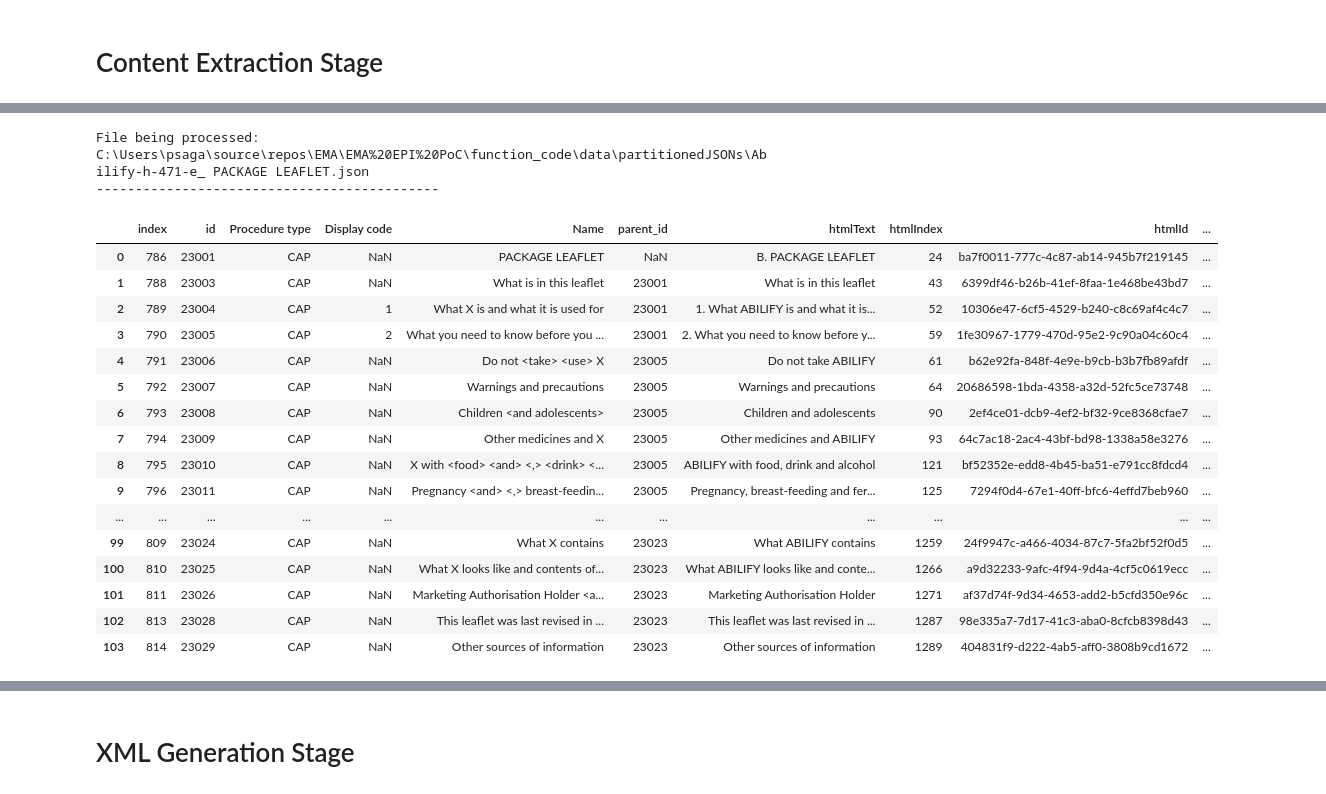
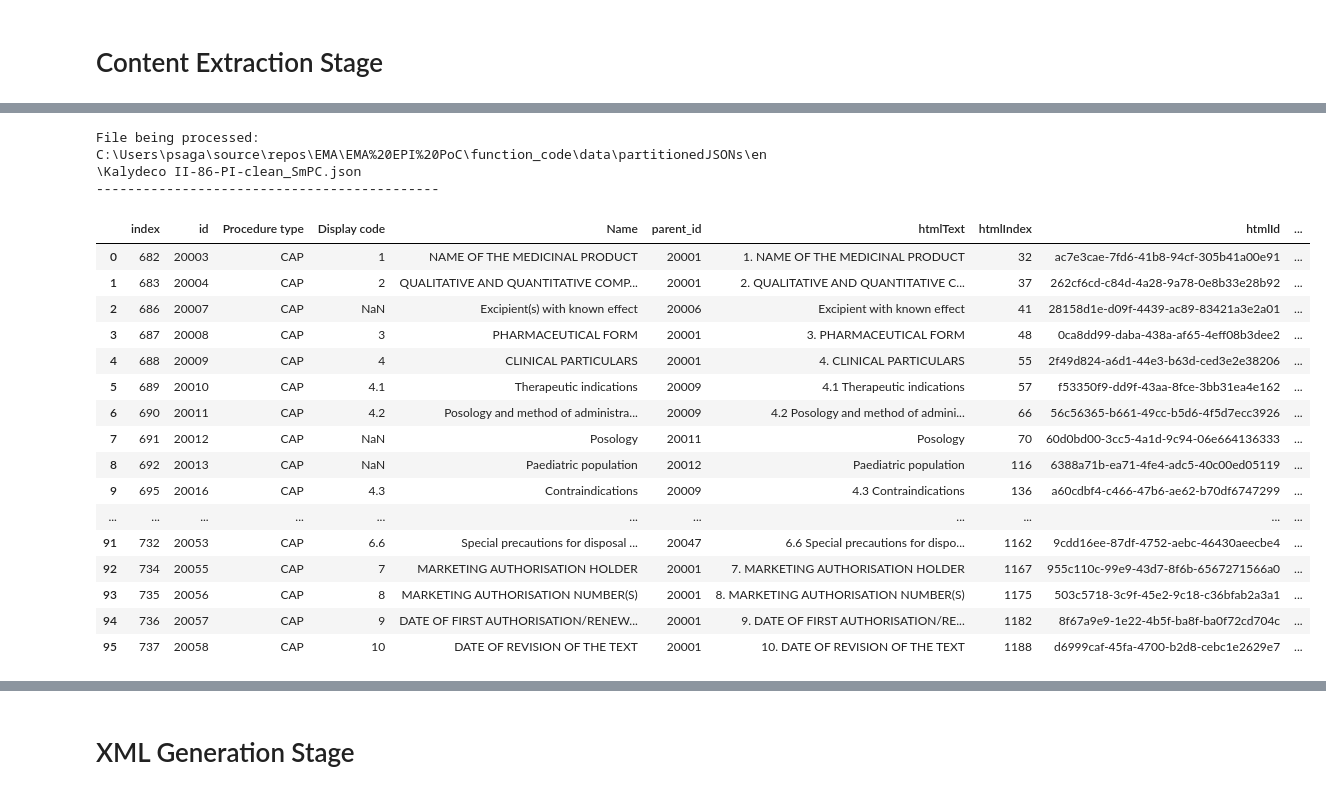
Before and after one commit to avoutsas67/epi-poc-converter, a Jupyter notebook: function_code/code/test notebook_vipul.ipynb, the cells around one changed output, grey strips where cells are left out. Cells and saved outputs as stored; diff of their text form; code cells hidden in the pictures.

```diff
--- a/function_code/code/test notebook_vipul.ipynb
+++ b/function_code/code/test notebook_vipul.ipynb
@@ -244,5 +259,5 @@ All mandatory headings have been found !!!
 # %%
 extractContentlogger = loggerCreator('ExtractContentBetween_'+ getRandomString(1))
 extractorObj = DataBetweenHeadingsExtractor(extractContentlogger, coll)
-dfExtractedHierRR = extractorObj.extractContentBetweenHeadings('Abilify-h-471-e_ PACKAGE LEAFLET.json')
+dfExtractedHierRR = extractorObj.extractContentBetweenHeadings(ePILanguage, 'Kalydeco II-86-PI-clean_SmPC.json')
 # %% [output]
@@ -253,19 +268,19 @@ dfExtractedHierRR = extractorObj.extractContentBetweenHeadings('Abilify-h-471-e_
-File being processed: C:\Users\psaga\source\repos\EMA\EMA%20EPI%20PoC\function_code\data\partitionedJSONs\Abilify-h-471-e_ PACKAGE LEAFLET.json
+File being processed: C:\Users\psaga\source\repos\EMA\EMA%20EPI%20PoC\function_code\data\partitionedJSONs\en\Kalydeco II-86-PI-clean_SmPC.json
 --------------------------------------------
 |  | index | id | Procedure type | Display code | Name | parent_id | htmlText | htmlIndex | htmlId | ... |
-| 0 | 786 | 23001 | CAP | NaN | PACKAGE LEAFLET | NaN | B. PACKAGE LEAFLET | 24 | ba7f0011-777c-4c87-ab14-945b7f219145 | ... |
-| 1 | 788 | 23003 | CAP | NaN | What is in this leaflet | 23001 | What is in this leaflet | 43 | 6399df46-b26b-41ef-8faa-1e468be43bd7 | ... |
-| 2 | 789 | 23004 | CAP | 1 | What X is and what it is used for | 23001 | 1. What ABILIFY is and what it is... | 52 | 10306e47-6cf5-4529-b240-c8c69af4c4c7 | ... |
-| 3 | 790 | 23005 | CAP | 2 | What you need to know before you ... | 23001 | 2. What you need to know before y... | 59 | 1fe30967-1779-470d-95e2-9c90a04c60c4 | ... |
-| 4 | 791 | 23006 | CAP | NaN | Do not <take> <use> X | 23005 | Do not take ABILIFY | 61 | b62e92fa-848f-4e9e-b9cb-b3b7fb89afdf | ... |
-| 5 | 792 | 23007 | CAP | NaN | Warnings and precautions | 23005 | Warnings and precautions | 64 | 20686598-1bda-4358-a32d-52fc5ce73748 | ... |
-| 6 | 793 | 23008 | CAP | NaN | Children <and adolescents> | 23005 | Children and adolescents | 90 | 2ef4ce01-dcb9-4ef2-bf32-9ce8368cfae7 | ... |
-| 7 | 794 | 23009 | CAP | NaN | Other medicines and X | 23005 | Other medicines and ABILIFY | 93 | 64c7ac18-2ac4-43bf-bd98-1338a58e3276 | ... |
-| 8 | 795 | 23010 | CAP | NaN | X with <food> <and> <,> <drink> <... | 23005 | ABILIFY with food, drink and alcohol | 121 | bf52352e-edd8-4b45-ba51-e791cc8fdcd4 | ... |
-| 9 | 796 | 23011 | CAP | NaN | Pregnancy <and> <,> breast-feedin... | 23005 | Pregnancy, breast-feeding and fer... | 125 | 7294f0d4-67e1-40ff-bfc6-4effd7beb960 | ... |
+| 0 | 682 | 20003 | CAP | 1 | NAME OF THE MEDICINAL PRODUCT | 20001 | 1. NAME OF THE MEDICINAL PRODUCT | 32 | ac7e3cae-7fd6-41b8-94cf-305b41a00e91 | ... |
+| 1 | 683 | 20004 | CAP | 2 | QUALITATIVE AND QUANTITATIVE COMP... | 20001 | 2. QUALITATIVE AND QUANTITATIVE C... | 37 | 262cf6cd-c84d-4a28-9a78-0e8b33e28b92 | ... |
+| 2 | 686 | 20007 | CAP | NaN | Excipient(s) with known effect | 20006 | Excipient with known effect | 41 | 28158d1e-d09f-4439-ac89-83421a3e2a01 | ... |
+| 3 | 687 | 20008 | CAP | 3 | PHARMACEUTICAL FORM | 20001 | 3. PHARMACEUTICAL FORM | 48 | 0ca8dd99-daba-438a-af65-4eff08b3dee2 | ... |
+| 4 | 688 | 20009 | CAP | 4 | CLINICAL PARTICULARS | 20001 | 4. CLINICAL PARTICULARS | 55 | 2f49d824-a6d1-44e3-b63d-ced3e2e38206 | ... |
+| 5 | 689 | 20010 | CAP | 4.1 | Therapeutic indications | 20009 | 4.1 Therapeutic indications | 57 | f53350f9-dd9f-43aa-8fce-3bb31ea4e162 | ... |
+| 6 | 690 | 20011 | CAP | 4.2 | Posology and method of administra... | 20009 | 4.2 Posology and method of admini... | 66 | 56c56365-b661-49cc-b5d6-4f5d7ecc3926 | ... |
+| 7 | 691 | 20012 | CAP | NaN | Posology | 20011 | Posology | 70 | 60d0bd00-3cc5-4a1d-9c94-06e664136333 | ... |
+| 8 | 692 | 20013 | CAP | NaN | Paediatric population | 20012 | Paediatric population | 116 | 6388a71b-ea71-4fe4-adc5-40c00ed05119 | ... |
+| 9 | 695 | 20016 | CAP | 4.3 | Contraindications | 20009 | 4.3 Contraindications | 136 | a60cdbf4-c466-47b6-ae62-b70df6747299 | ... |
 | ... | ... | ... | ... | ... | ... | ... | ... | ... | ... | ... |
-| 99 | 809 | 23024 | CAP | NaN | What X contains | 23023 | What ABILIFY contains | 1259 | 24f9947c-a466-4034-87c7-5fa2bf52f0d5 | ... |
-| 100 | 810 | 23025 | CAP | NaN | What X looks like and contents of... | 23023 | What ABILIFY looks like and conte... | 1266 | a9d32233-9afc-4f94-9d4a-4cf5c0619ecc | ... |
-| 101 | 811 | 23026 | CAP | NaN | Marketing Authorisation Holder <a... | 23023 | Marketing Authorisation Holder | 1271 | af37d74f-9d34-4653-add2-b5cfd350e96c | ... |
-| 102 | 813 | 23028 | CAP | NaN | This leaflet was last revised in ... | 23023 | This leaflet was last revised in ... | 1287 | 98e335a7-7d17-41c3-aba0-8cfcb8398d43 | ... |
-| 103 | 814 | 23029 | CAP | NaN | Other sources of information | 23023 | Other sources of information | 1289 | 404831f9-d222-4ab5-aff0-3808b9cd1672 | ... |
+| 91 | 732 | 20053 | CAP | 6.6 | Special precautions for disposal ... | 20047 | 6.6 Special precautions for dispo... | 1162 | 9cdd16ee-87df-4752-aebc-46430aeecbe4 | ... |
+| 92 | 734 | 20055 | CAP | 7 | MARKETING AUTHORISATION HOLDER | 20001 | 7. MARKETING AUTHORISATION HOLDER | 1167 | 955c110c-99e9-43d7-8f6b-6567271566a0 | ... |
+| 93 | 735 | 20056 | CAP | 8 | MARKETING AUTHORISATION NUMBER(S) | 20001 | 8. MARKETING AUTHORISATION NUMBER(S) | 1175 | 503c5718-3c9f-45e2-9c18-c36bfab2a3a1 | ... |
+| 94 | 736 | 20057 | CAP | 9 | DATE OF FIRST AUTHORISATION/RENEW... | 20001 | 9. DATE OF FIRST AUTHORISATION/RE... | 1182 | 8f67a9e9-1e22-4b5f-ba8f-ba0f72cd704c | ... |
+| 95 | 737 | 20058 | CAP | 10 | DATE OF REVISION OF THE TEXT | 20001 | 10. DATE OF REVISION OF THE TEXT | 1188 | d6999caf-45fa-4700-b2d8-cebc1e2629e7 | ... |
```
Also changed, not shown: parts of 14 cells of this notebook, 8 other files.
